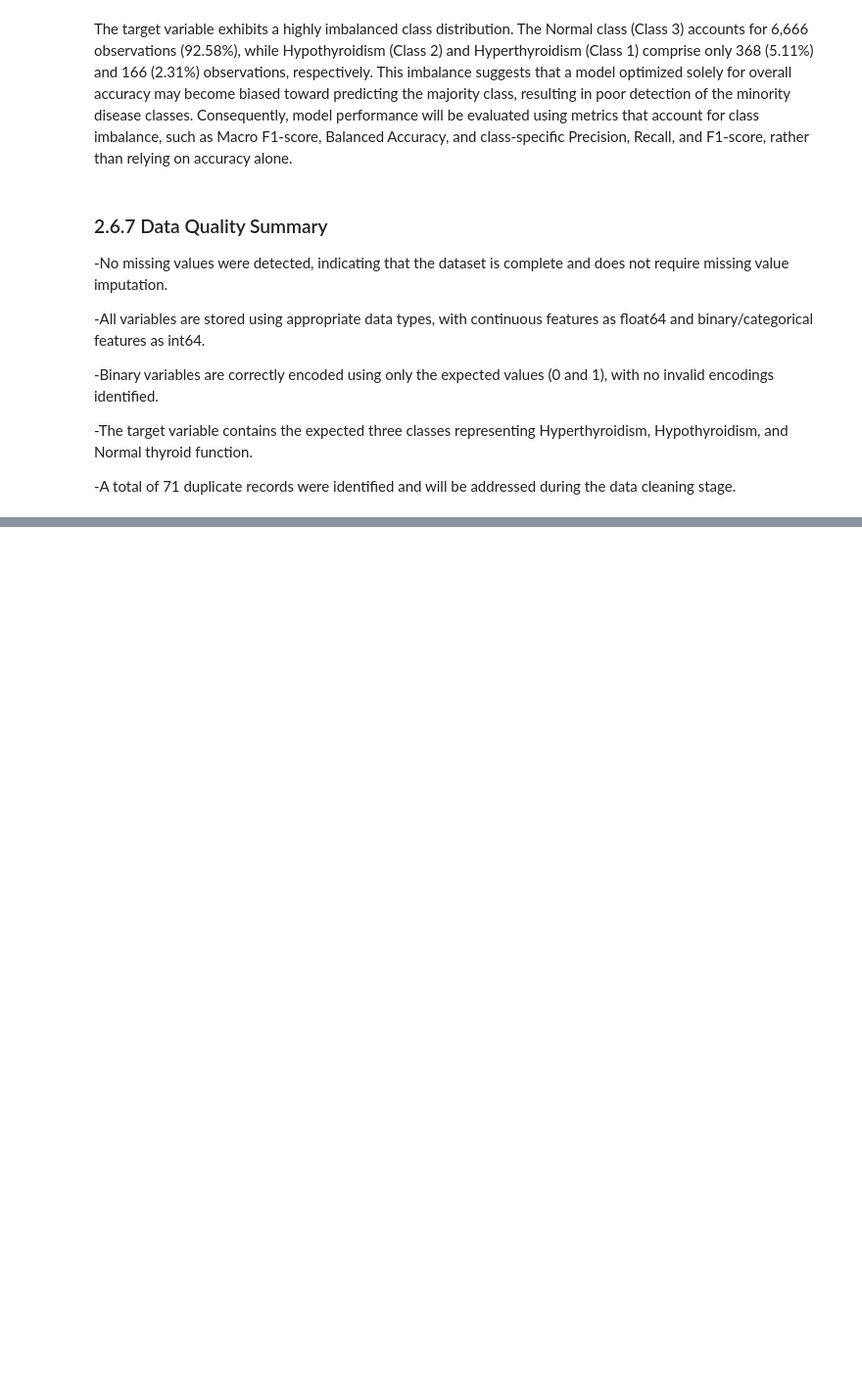
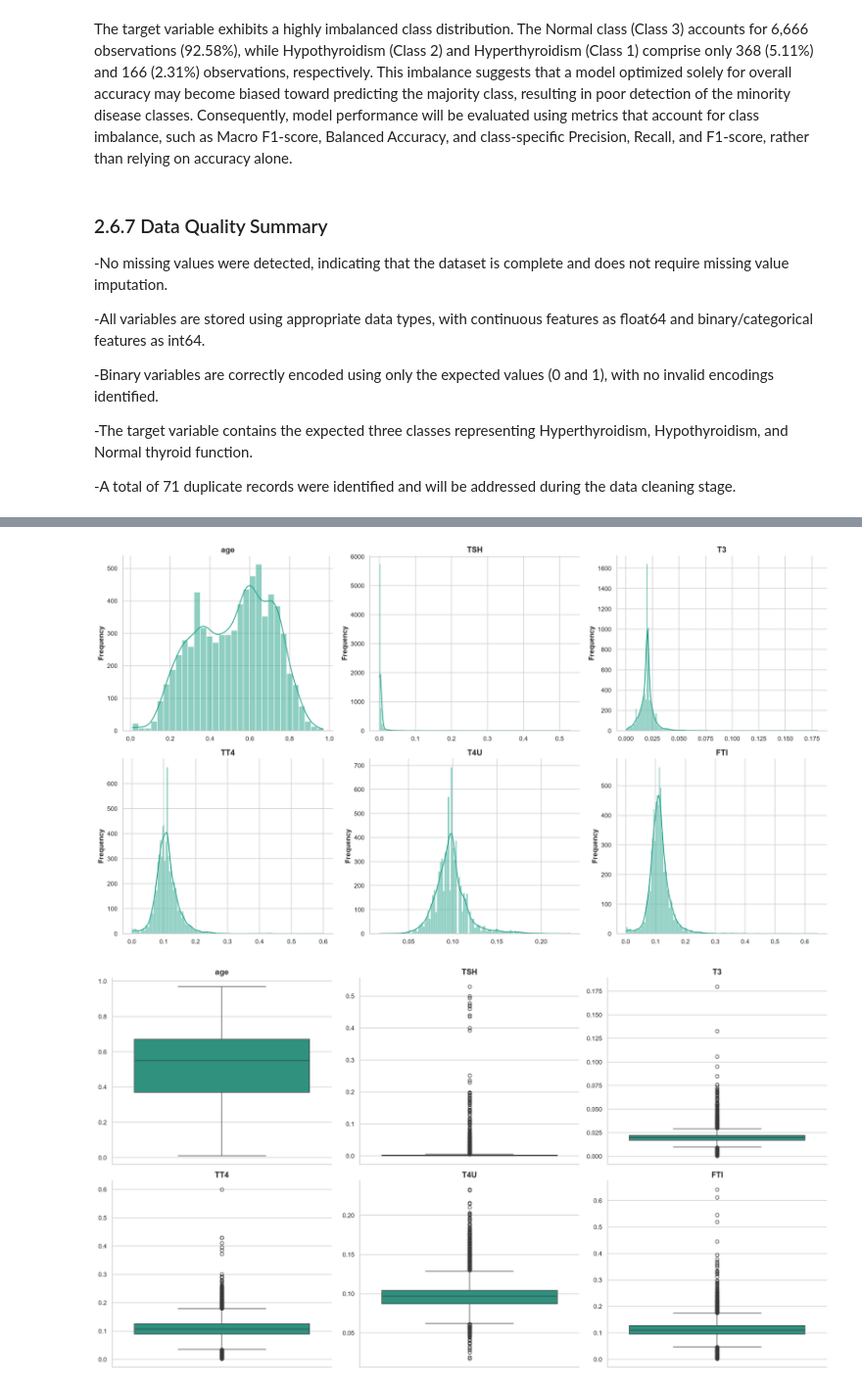
Before and after one commit to byegond-beep/Multi-class-Thyroid-Disease-Classification, a Jupyter notebook: notebook.ipynb, the cells around one changed output, grey strips where cells are left out. Shown at 98% size. Saved outputs shown, nothing was run; the diff lists cells and outputs as text; code cells hidden in the pictures; blank space fills up the shorter version.

```diff
--- a/notebook.ipynb
+++ b/notebook.ipynb
@@ -492,0 +599,6 @@ The target variable exhibits a highly imbalanced class distribution. The Normal
+# %%
+# Numerical features
+numerical_features = ["age", "TSH", "T3", "TT4", "T4U", "FTI"]
+
+# Summary statistics
+df[numerical_features].describe().T
@@ -492,0 +630,38 @@ The target variable exhibits a highly imbalanced class distribution. The Normal
+# %%
+fig, axes = plt.subplots(2, 3, figsize=(18, 10))
+
+for ax, feature in zip(axes.flatten(), numerical_features):
+
+    sns.histplot(
+        data=df,
+        x=feature,
+        kde=True,
+        ax=ax,
+        color=sns.color_palette("viridis")[3]
+    )
+
+    ax.set_title(feature)
+    ax.set_xlabel("")
+    ax.set_ylabel("Frequency")
+
+plt.tight_layout()
+plt.show()
+
+fig, axes = plt.subplots(2, 3, figsize=(18, 10))
+
+for ax, feature in zip(axes.flatten(), numerical_features):
+
+    sns.boxplot(
+        y=df[feature],
+        ax=ax,
+        color=sns.color_palette("viridis")[3]
+    )
+
+    ax.set_title(feature)
+    ax.set_ylabel("")
+
+plt.tight_layout()
+plt.show()
+# %% [output]
+[figure, added]
+[figure, added]
```
Also changed, not shown: parts of 18 cells of this notebook.
